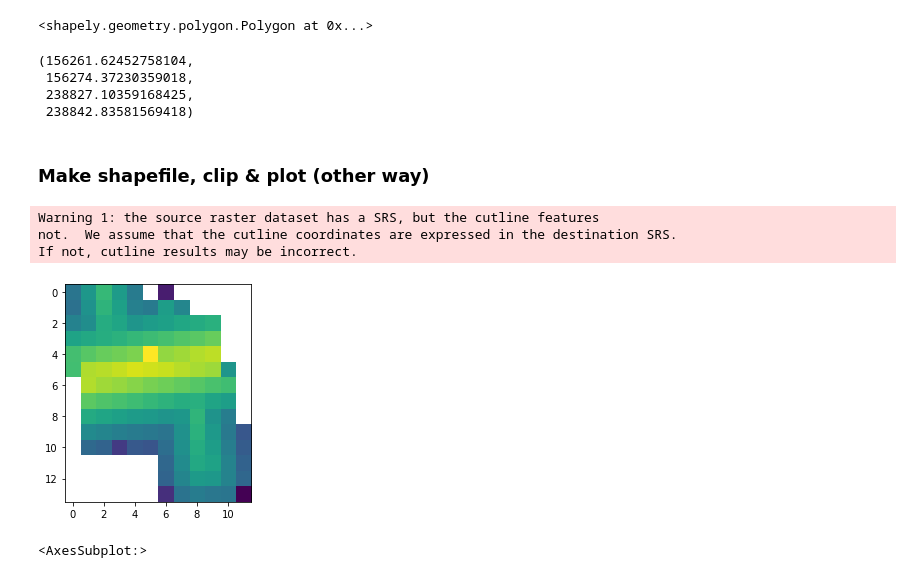
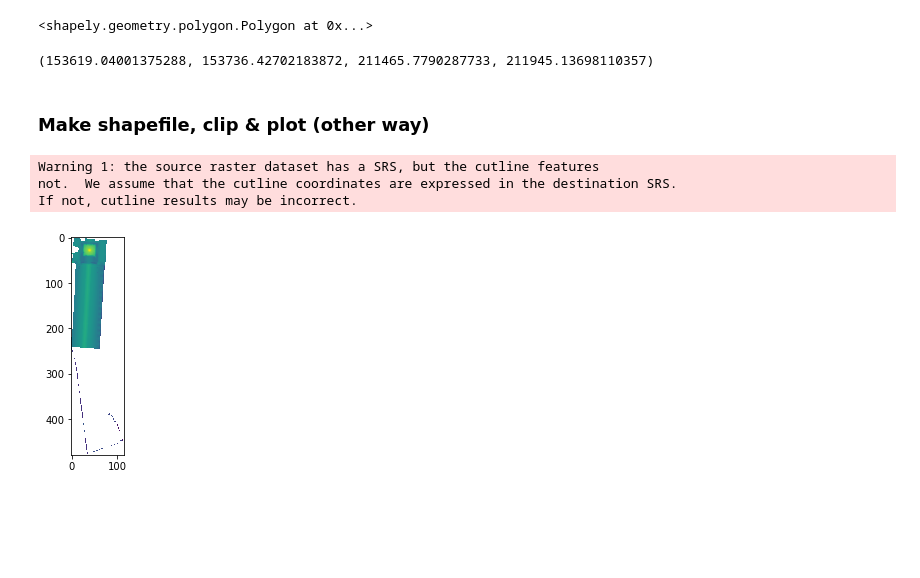
Before and after one commit to agilepydev/3D-House, a Jupyter notebook: 3D-House-Project/api coordinates.ipynb, the cells around one changed output. Saved outputs shown, nothing was run; the diff lists cells and outputs as text; code cells hidden in the pictures; blank space fills up the shorter version.

```diff
--- a/3D-House-Project/api coordinates.ipynb
+++ b/3D-House-Project/api coordinates.ipynb
@@ -22,6 +23,6 @@ from shapely.geometry import Polygon
 %matplotlib inline
 # %%
-address = "Deken Verbiststraat 6 2910 Essen"
+address = "Koningin Astridplein 27 2018 Antwerpen"
 # %%
 def get_coordinates(address: str):
     req = requests.get(f"https://loc.geopunt.be/v4/Location?q={address}").json()
@@ -75,15 +59,17 @@ bounds = pd.read_csv(path)
 #X = left & right, greater than the left and less than the right
 # Y  = top & bottom , greater than bottom , less than top
 
-x = info["x_value"]
-y = info["y_value"]
+def find_coordinates_DSM():
+    x = info["x_value"]
+    y = info["y_value"]
+    for num in range (0, 42+1):
+        left_bounds = bounds.left[num]
+        right_bounds = bounds.right[num]
+        top_bounds = bounds.top[num]
+        bottom_bounds = bounds.bottom[num]
 
-for num in range (0, 42+1):
-    left_bounds = bounds.left[num]
-    right_bounds = bounds.right[num]
-    top_bounds = bounds.top[num]
-    bottom_bounds = bounds.bottom[num]
+        if x >= left_bounds and x <= right_bounds and y <= top_bounds and y >= bottom_bounds:
+            DSM_tif = "Data/DSM/DSM-"+str(num+1)+"/GeoTIFF/DHMVIIDSMRAS1m_k"+("0" if num <= 8 else "")+str(num+1)+".tif"
+            return DSM_tif
 
-    if x >= left_bounds and x <= right_bounds and y <= top_bounds and y >= bottom_bounds:
-        DSM_tif = "Data/DSM/DSM-"+str(num+1)+"/GeoTIFF/DHMVIIDSMRAS1m_k"+("0" if num <= 8 else "")+str(num+1)+".tif"
-        print(DSM_tif)
+DSM_tif = find_coordinates_DSM()
@@ -120,19 +108,17 @@ polygon_shapely
 # %% [output]
 <shapely.geometry.polygon.Polygon at 0x...>
 # %%
-x_polygon = [x[0] for x in polygon[0][0]]
-y_polygon = [x[1] for x in polygon[0][0]]
+def polygon_bounds():
+    x_polygon = [x[0] for x in polygon[0][0]]
+    y_polygon = [x[1] for x in polygon[0][0]]
+    x_left = min(x_polygon)
+    x_right = max(x_polygon)
+    y_bottom = min(y_polygon)
+    y_top = max(y_polygon)
+    return (x_left, x_right, y_bottom, y_top)
 
-x_left = min(x_polygon)
-x_right = max(x_polygon)
-y_bottom = min(y_polygon)
-y_top = max(y_polygon)
-
-(x_left, x_right, y_bottom, y_top)
+polygon_bounds()
 # %% [output]
-(156261.62452758104,
- 156274.37230359018,
- 238827.10359168425,
- 238842.83581569418)
+(153619.04001375288, 153736.42702183872, 211465.7790287733, 211945.13698110357)
 # %% [markdown]
 ### Make shapefile, clip & plot (other way)
@@ -150,20 +135,22 @@ write.close()
 polygon_path = "/home/becode/3D-House/3D-House-Project/shapefiles/test/polygon.shp"
 # %%
 #DSM clip
-OutTile = gdal.Warp("/home/becode/3D-House/3D-House-Project/shapefiles/test/DSM_clip2.tif",
+
+def clip_DSM():
+    OutTile = gdal.Warp("/home/becode/3D-House/3D-House-Project/shapefiles/test/DSM_clip2.tif",
                     DSM_tif,
                     cutlineDSName=polygon_path,
                     cropToCutline=True,
                     dstNodata = 0)
+    OutTile = None
+    DSM_clip = rioxarray.open_rasterio("/home/becode/3D-House/3D-House-Project/shapefiles/test/DSM_clip2.tif", masked = True)
+    show(DSM_clip)
+    return DSM_clip
 
-OutTile = None
-
-DSM_clip = rioxarray.open_rasterio("/home/becode/3D-House/3D-House-Project/shapefiles/test/DSM_clip2.tif", masked = True)
-show(DSM_clip)
+DSM_clip = clip_DSM()
 # %% [output]
 Warning 1: the source raster dataset has a SRS, but the cutline features
 not.  We assume that the cutline coordinates are expressed in the destination SRS.
 If not, cutline results may be incorrect.
-[figure, old version]
+[figure, new version]
-<AxesSubplot:>
 # %%
```
Also changed, not shown: parts of 18 cells of this notebook, 4 other files.
